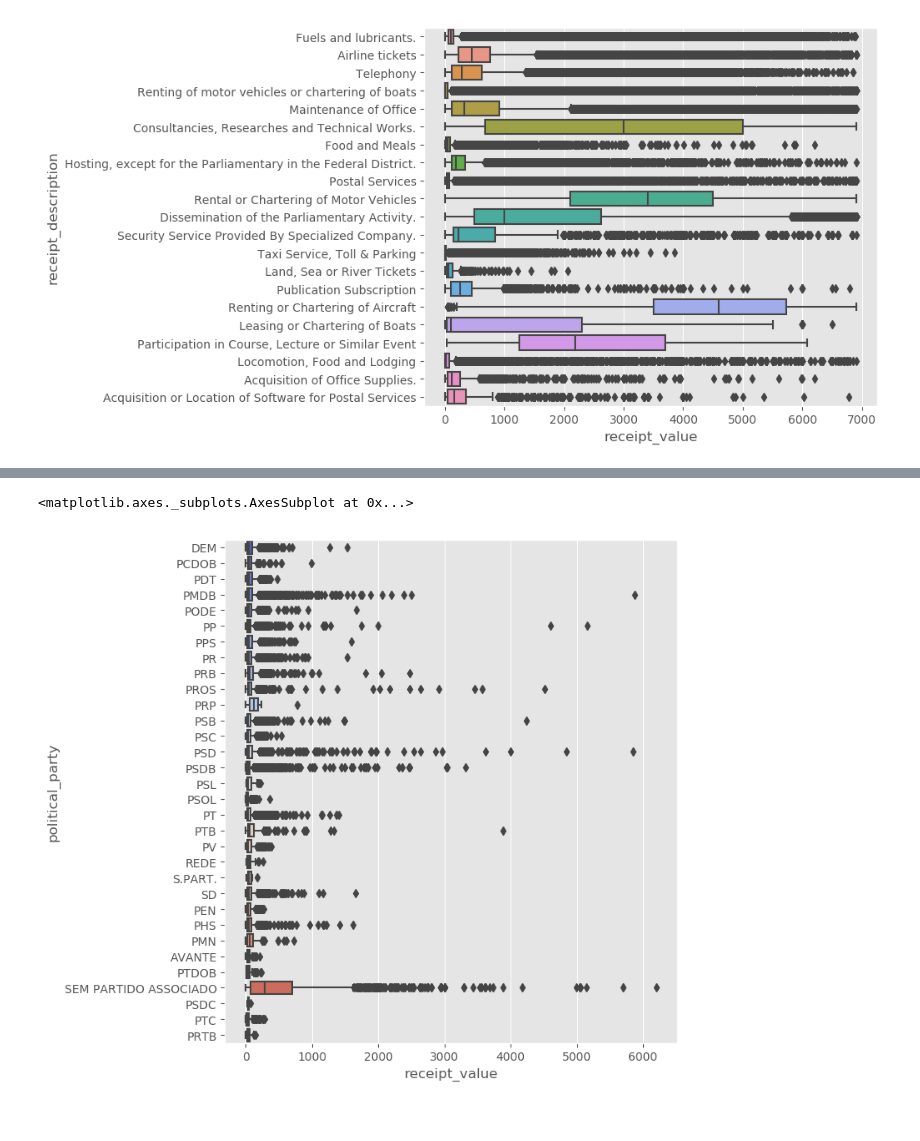
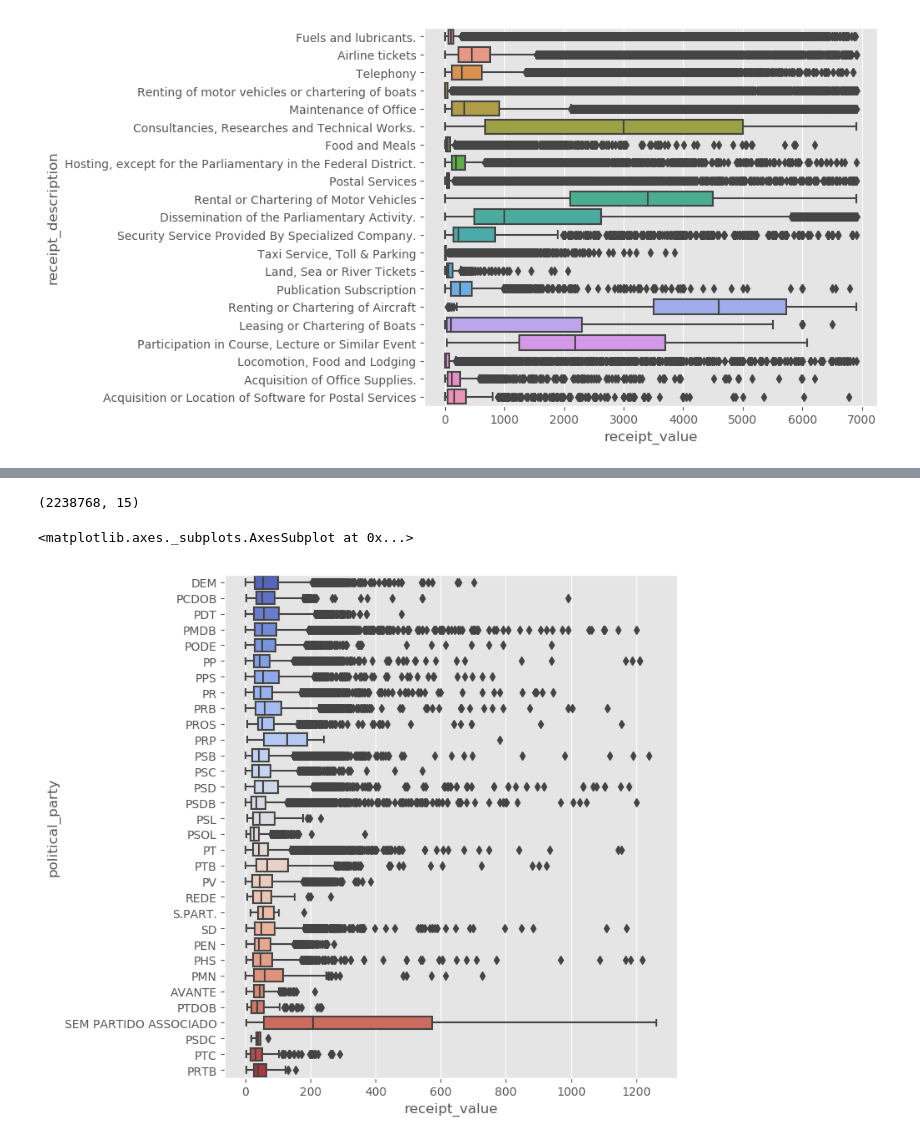
Before and after one commit to mavgarcia/data_analysis, a Jupyter notebook: deputies_reimbursements.ipynb, the cells around one changed output, grey strips where cells are left out. Cells and saved outputs as stored; diff of their text form; code cells hidden in the pictures.

Commit message:
Ajustes gerais sobre análise de outliers e outros

```diff
--- a/deputies_reimbursements.ipynb
+++ b/deputies_reimbursements.ipynb
@@ -109,6 +114,0 @@ reembolsos.shape
-# %%
-# Vou concentrar a análise nos gastos mais representativos, abandonando os outliers.
-# Utilizando o zscore para remover outliers
-receipt_value_z = stats.zscore(reembolsos['receipt_value'].values)
-reembolsos = reembolsos[(receipt_value_z < 3)]
-reembolsos.shape
@@ -117,2 +146,5 @@ reembolsos.shape
+# %%
+reembolsos['oulier_interquartil'] = get_outlier_interquartil(reembolsos['receipt_value'])
+reembolsos['oulier_std_deviation'] = get_outlier_media(reembolsos['receipt_value'])
 # %%
 fig = plt.figure(figsize=(7,6), dpi=100)
@@ -141,12 +161,17 @@ array(['Fuels and lubricants.', 'Airline tickets', 'Telephony',
+# %%
+reembolsos_regular = reembolsos[~reembolsos['oulier_interquartil']]
+reembolsos_regular.shape
+# %% [output]
+(2238768, 15)
 # %%
-# reembolso_sub_analise = reembolsos[reembolsos['receipt_description']=='Consultancies, Researches and Technical Works.']
-# reembolso_sub_analise = reembolsos[reembolsos['receipt_description']=='Fuels and lubricants.']
-# reembolso_sub_analise = reembolsos[reembolsos['receipt_description']=='Leasing or Chartering of Boats']
-# reembolso_sub_analise = reembolsos[reembolsos['receipt_description']=='Dissemination of the Parliamentary Activity.']
-reembolso_sub_analise = reembolsos[reembolsos['receipt_description']=='Food and Meals']
+# reembolso_sub_analise = reembolsos_regular[reembolsos_regular['receipt_description']=='Consultancies, Researches and Technical Works.']
+# reembolso_sub_analise = reembolsos_regular[reembolsos_regular['receipt_description']=='Fuels and lubricants.']
+# reembolso_sub_analise = reembolsos_regular[reembolsos_regular['receipt_description']=='Leasing or Chartering of Boats']
+# reembolso_sub_analise = reembolsos_regular[reembolsos_regular['receipt_description']=='Dissemination of the Parliamentary Activity.']
+reembolso_sub_analise = reembolsos_regular[reembolsos_regular['receipt_description']=='Food and Meals']
 
 fig = plt.figure(figsize=(7,8), dpi=100)
 sns.boxplot(x="receipt_value", y="political_party",data=reembolso_sub_analise, palette="coolwarm")
 # %% [output]
 <matplotlib.axes._subplots.AxesSubplot at 0x...>
-[figure, old version]
+[figure, new version]
```
Also changed, not shown: parts of 15 cells of this notebook.
